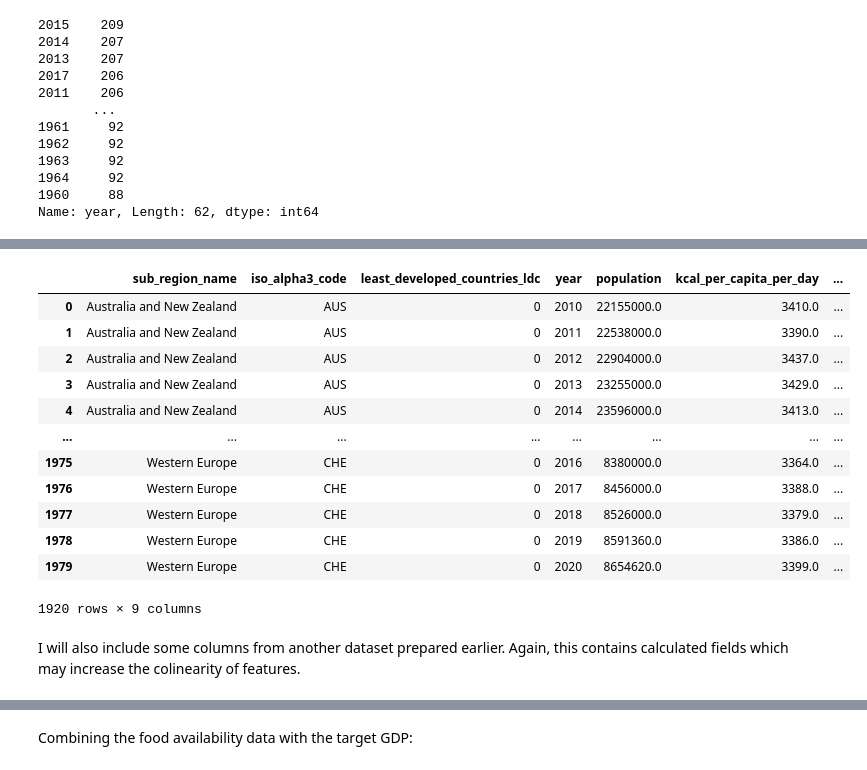
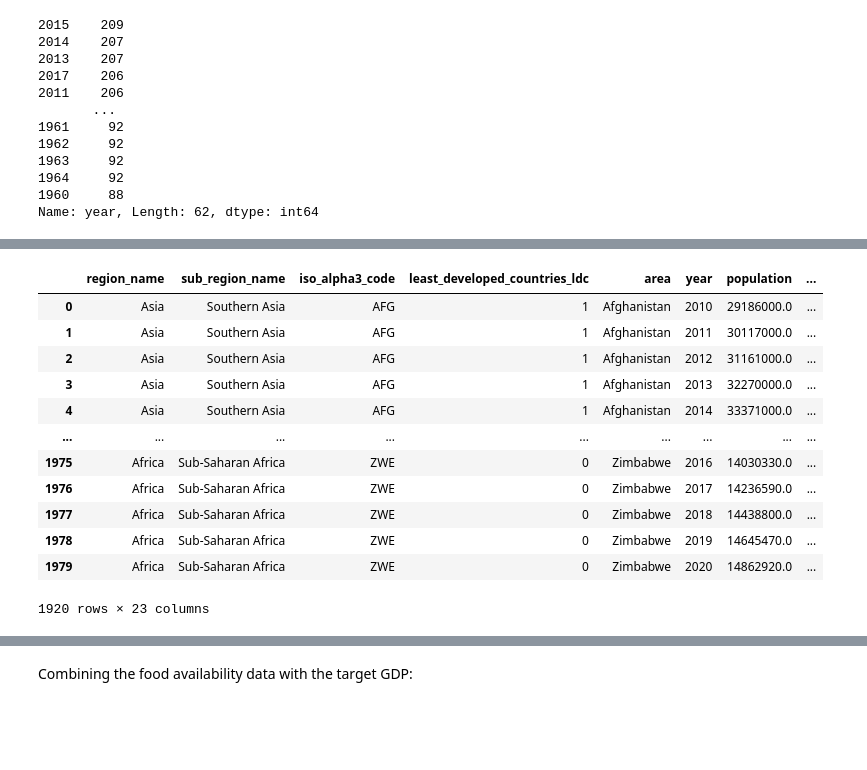
Before and after one commit to AGordon777/final-project, a Jupyter notebook: model.ipynb, the cells around one changed output, grey strips where cells are left out. Saved outputs shown, nothing was run; the diff lists cells and outputs as text; code cells hidden in the pictures; blank space fills up the shorter version.

```diff
--- a/model.ipynb
+++ b/model.ipynb
@@ -87,5 +89,5 @@ Name: year, Length: 62, dtype: int64
 # %%
-balance = pd.read_csv('presentation data/national_balance.csv', encoding='ISO-8859-1').drop(['Unnamed: 0'], axis = 1)
+balance = pd.read_csv('presentation data/balance_national.csv', encoding='ISO-8859-1').drop(['Unnamed: 0'], axis = 1)
 display(balance.shape)
 balance.head()
 # %% [output]
@@ -134,5 +139 @@ protein_supply_g_per_day Vegetal Products    float64
 dtype: object
-# %%
-balance.columns = [x.lower() for x in balance.columns]
-balance.columns = balance.columns.str.replace(" ", "_").str.replace("-", "_")
-balance.columns
@@ -154,16 +139,0 @@ I want to include some calculated fields in the model data. This may increase co
-# %%
-balance['kcal_per_capita_per_day'] = balance['food_supply_kcal_per_day_grand_total'] / balance['population']
-balance['protein_g_per_capita_per_day'] = balance['protein_supply_g_per_day_grand_total'] / balance['population']
-balance['fat_g_per_capita_per_day'] = balance['fat_supply_g_per_day_grand_total'] / balance['population']
-balance['animal_proportion'] = balance['food_supply_kcal_per_day_animal_products'] / balance['food_supply_kcal_per_day_grand_total']
-
-balance = balance.drop(['area',
-                        'fat_supply_g_per_day_animal_products',
-                        'fat_supply_g_per_day_grand_total',
-                        'fat_supply_g_per_day_vegetal_products',
-                        'food_supply_kcal_per_day_animal_products',
-                        'food_supply_kcal_per_day_grand_total',
-                        'food_supply_kcal_per_day_vegetal_products',
-                        'protein_supply_g_per_day_animal_products',
-                        'protein_supply_g_per_day_grand_total',
-                        'protein_supply_g_per_day_vegetal_products'], axis=1)
@@ -214,20 +163,18 @@ balance[balance.kcal_per_capita_per_day.isna()==True]
 # %%
-# for simplicity, we will just drop these from the model
-balance.drop(balance[balance.kcal_per_capita_per_day.isna()==True].index, inplace = True)
+# for simplicity, we will just drop these 60 rows from the model
+balance.drop(balance[balance.animal_derived.isna()==True].index, inplace = True)
 balance
 # %% [output]
-|  | sub_region_name | iso_alpha3_code | least_developed_countries_ldc | year | population | kcal_per_capita_per_day | ... |
-| 0 | Australia and New Zealand | AUS | 0 | 2010 | 22155000.0 | 3410.0 | ... |
-| 1 | Australia and New Zealand | AUS | 0 | 2011 | 22538000.0 | 3390.0 | ... |
-| 2 | Australia and New Zealand | AUS | 0 | 2012 | 22904000.0 | 3437.0 | ... |
-| 3 | Australia and New Zealand | AUS | 0 | 2013 | 23255000.0 | 3429.0 | ... |
-| 4 | Australia and New Zealand | AUS | 0 | 2014 | 23596000.0 | 3413.0 | ... |
-| ... | ... | ... | ... | ... | ... | ... | ... |
-| 1975 | Western Europe | CHE | 0 | 2016 | 8380000.0 | 3364.0 | ... |
-| 1976 | Western Europe | CHE | 0 | 2017 | 8456000.0 | 3388.0 | ... |
-| 1977 | Western Europe | CHE | 0 | 2018 | 8526000.0 | 3379.0 | ... |
-| 1978 | Western Europe | CHE | 0 | 2019 | 8591360.0 | 3386.0 | ... |
-| 1979 | Western Europe | CHE | 0 | 2020 | 8654620.0 | 3399.0 | ... |
+|  | region_name | sub_region_name | iso_alpha3_code | least_developed_countries_ldc | area | year | population | ... |
+| 0 | Asia | Southern Asia | AFG | 1 | Afghanistan | 2010 | 29186000.0 | ... |
+| 1 | Asia | Southern Asia | AFG | 1 | Afghanistan | 2011 | 30117000.0 | ... |
+| 2 | Asia | Southern Asia | AFG | 1 | Afghanistan | 2012 | 31161000.0 | ... |
+| 3 | Asia | Southern Asia | AFG | 1 | Afghanistan | 2013 | 32270000.0 | ... |
+| 4 | Asia | Southern Asia | AFG | 1 | Afghanistan | 2014 | 33371000.0 | ... |
+| ... | ... | ... | ... | ... | ... | ... | ... | ... |
+| 1975 | Africa | Sub-Saharan Africa | ZWE | 0 | Zimbabwe | 2016 | 14030330.0 | ... |
+| 1976 | Africa | Sub-Saharan Africa | ZWE | 0 | Zimbabwe | 2017 | 14236590.0 | ... |
+| 1977 | Africa | Sub-Saharan Africa | ZWE | 0 | Zimbabwe | 2018 | 14438800.0 | ... |
+| 1978 | Africa | Sub-Saharan Africa | ZWE | 0 | Zimbabwe | 2019 | 14645470.0 | ... |
+| 1979 | Africa | Sub-Saharan Africa | ZWE | 0 | Zimbabwe | 2020 | 14862920.0 | ... |
-1920 rows × 9 columns
+1920 rows × 23 columns
-# %% [markdown]
-I will also include some columns from another dataset prepared earlier. Again, this contains calculated fields which may increase the colinearity of features.
```
Also changed, not shown: parts of 67 cells of this notebook, 3 other files.
